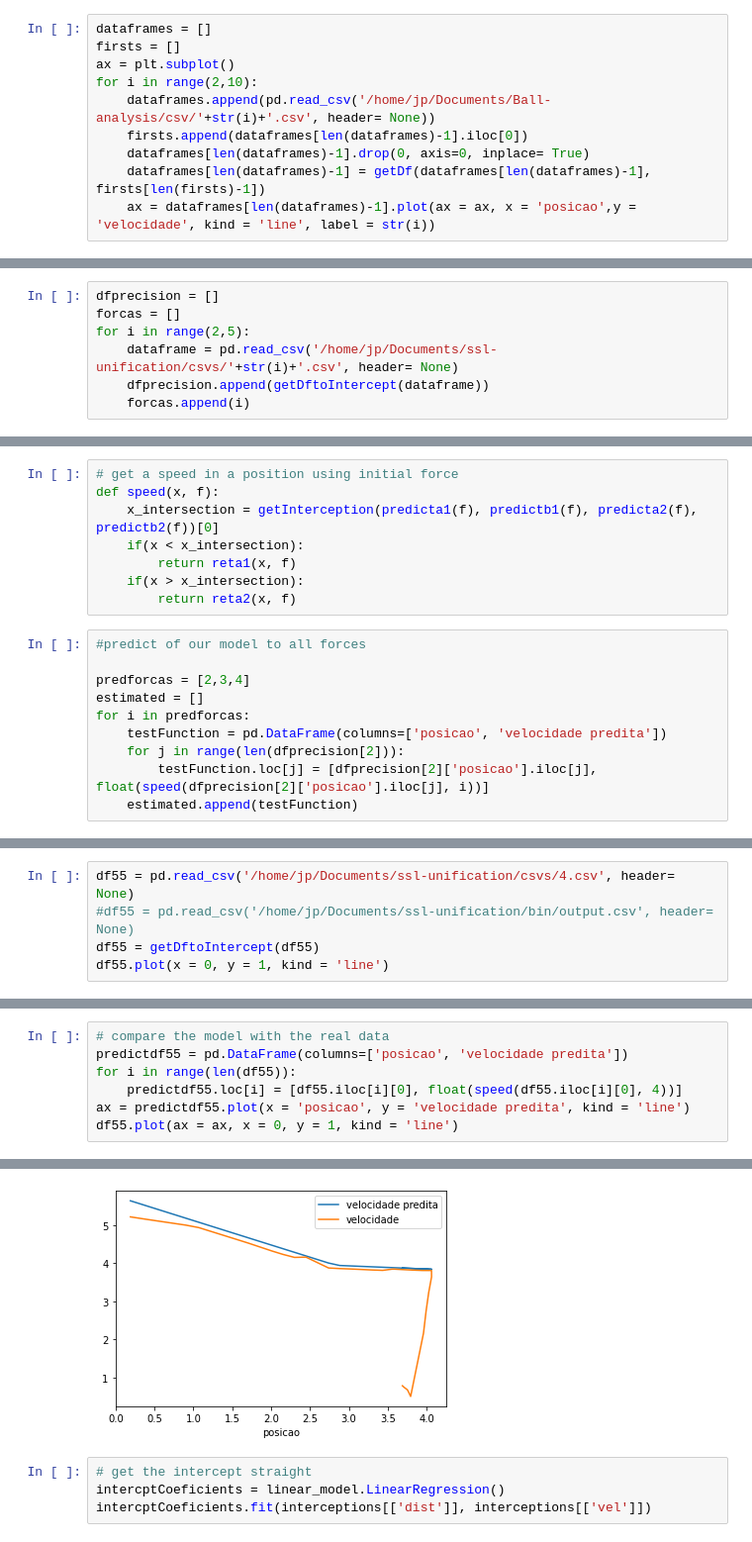
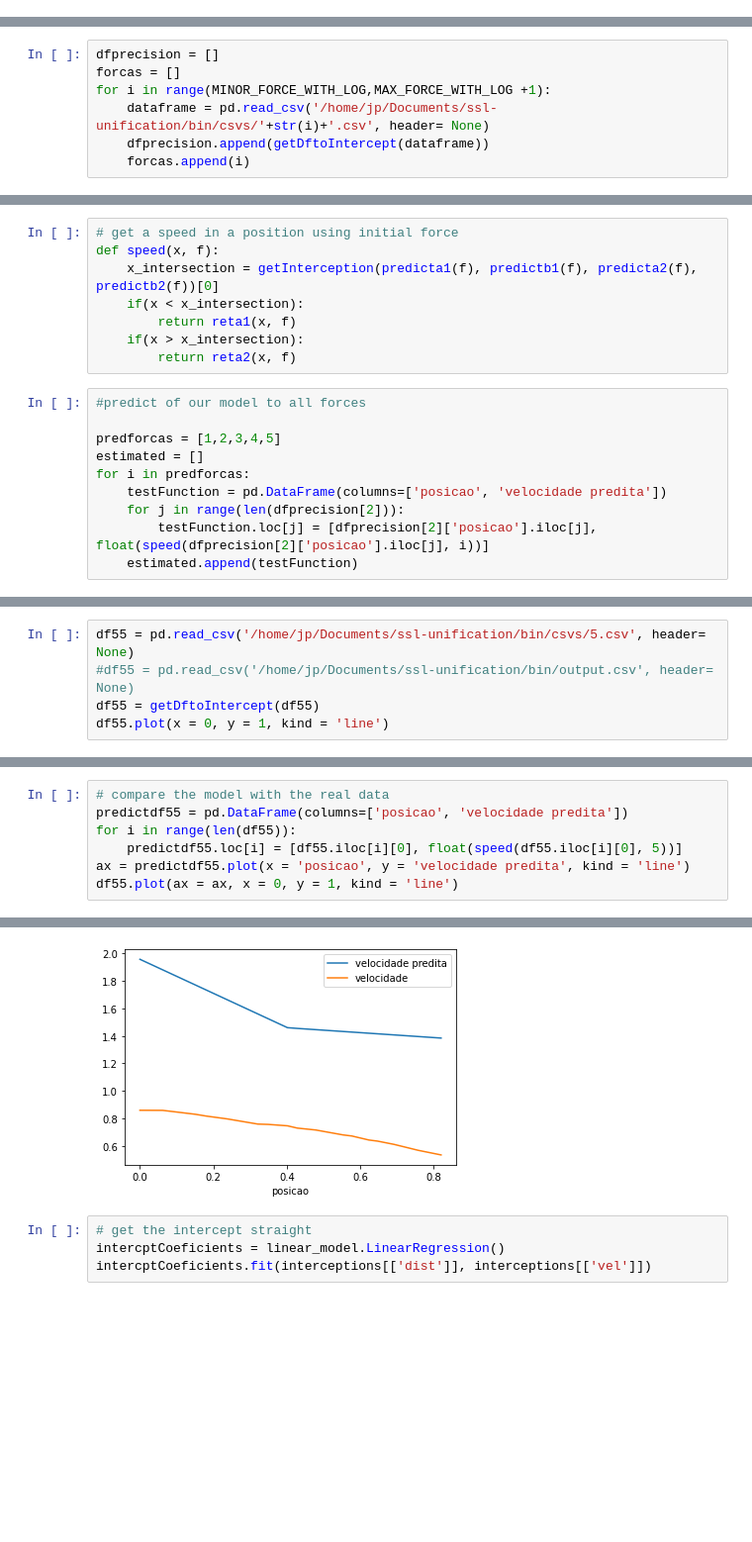
Before and after one commit to jpspm/Ball-analysis, a Jupyter notebook: analise.ipynb, the cells around one changed output, grey strips where cells are left out. Shown: that part at 99% size. Cells and saved outputs as stored; diff of their text form; blank space fills up the shorter version.

```diff
--- a/analise.ipynb
+++ b/analise.ipynb
@@ -78,10 +89,0 @@ stop = [(10,28),(5,15),(10,15)]
-# %%
-dataframes = []
-firsts = []
-ax = plt.subplot()
-for i in range(2,10):
-    dataframes.append(pd.read_csv('/home/jp/Documents/Ball-analysis/csv/'+str(i)+'.csv', header= None))
-    firsts.append(dataframes[len(dataframes)-1].iloc[0])
-    dataframes[len(dataframes)-1].drop(0, axis=0, inplace= True)
-    dataframes[len(dataframes)-1] = getDf(dataframes[len(dataframes)-1], firsts[len(firsts)-1])
-    ax = dataframes[len(dataframes)-1].plot(ax = ax, x = 'posicao',y = 'velocidade', kind = 'line', label = str(i))
@@ -129,8 +117,8 @@ def getInterception(a,b,a1,b1):
 # %%
 dfprecision = []
 forcas = []
-for i in range(2,5):
-    dataframe = pd.read_csv('/home/jp/Documents/ssl-unification/csvs/'+str(i)+'.csv', header= None)
+for i in range(MINOR_FORCE_WITH_LOG,MAX_FORCE_WITH_LOG +1):
+    dataframe = pd.read_csv('/home/jp/Documents/ssl-unification/bin/csvs/'+str(i)+'.csv', header= None)
     dfprecision.append(getDftoIntercept(dataframe))
     forcas.append(i)
 # %%
@@ -265,7 +255,7 @@ def speed(x, f):
 # %%
 #predict of our model to all forces
 
-predforcas = [2,3,4]
+predforcas = [1,2,3,4,5]
 estimated = []
 for i in predforcas:
     testFunction = pd.DataFrame(columns=['posicao', 'velocidade predita'])
@@ -284,5 +275,5 @@ plt.show()
 # %%
-df55 = pd.read_csv('/home/jp/Documents/ssl-unification/csvs/4.csv', header= None)
+df55 = pd.read_csv('/home/jp/Documents/ssl-unification/bin/csvs/5.csv', header= None)
 #df55 = pd.read_csv('/home/jp/Documents/ssl-unification/bin/output.csv', header= None)
 df55 = getDftoIntercept(df55)
 df55.plot(x = 0, y = 1, kind = 'line')
@@ -292,13 +283,13 @@ df55.plot(x = 0, y = 1, kind = 'line')
 # %%
 # compare the model with the real data
 predictdf55 = pd.DataFrame(columns=['posicao', 'velocidade predita'])
 for i in range(len(df55)):
-    predictdf55.loc[i] = [df55.iloc[i][0], float(speed(df55.iloc[i][0], 4))]
+    predictdf55.loc[i] = [df55.iloc[i][0], float(speed(df55.iloc[i][0], 5))]
 ax = predictdf55.plot(x = 'posicao', y = 'velocidade predita', kind = 'line')
 df55.plot(ax = ax, x = 0, y = 1, kind = 'line')
 # %% [output]
 <AxesSubplot:xlabel='posicao'>
-[figure, old version]
+[figure, new version]
 # %%
 # get the intercept straight
 intercptCoeficients = linear_model.LinearRegression()
```
Also changed, not shown: parts of 34 cells of this notebook.
